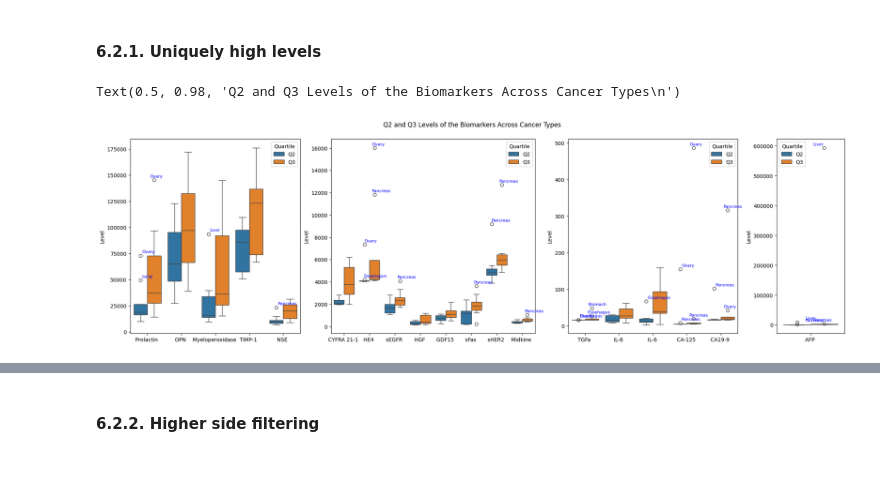
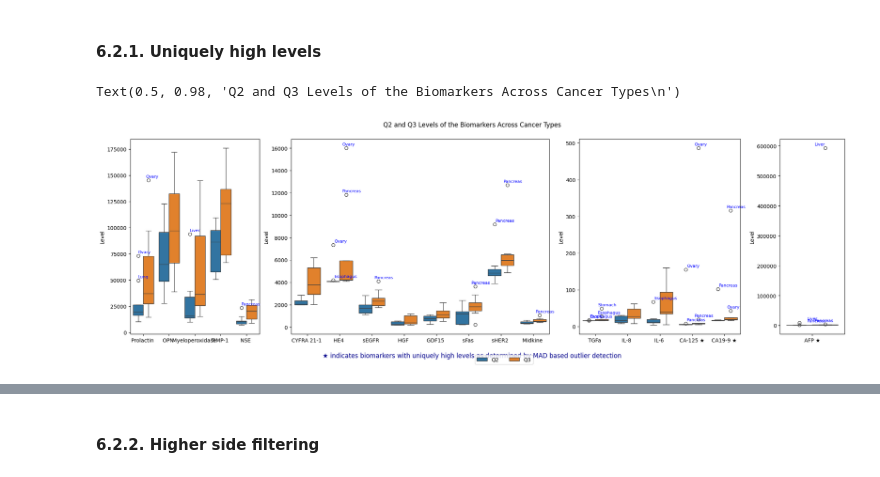
Before and after one commit to subhajitbn/Cancer-Biomarkers-from-Clinical-Data, a Jupyter notebook: tutorial-full.ipynb, the cells around one changed output, grey strips where cells are left out. Cells and saved outputs as stored; diff of their text form; code cells hidden in the pictures.

Commit message:
Boxplots organized using GridSpec

```diff
--- a/tutorial-full.ipynb
+++ b/tutorial-full.ipynb
@@ -1036,14 +1037,14 @@ for biomarker in rf_important_biomarkers:
         data_rows.append(data_row_Q3)
 
 columns = ['Biomarker', 'Level', 'Quartile', 'Tumor_type']
-cv_boxplot_df = pd.DataFrame(data_rows, columns=columns).replace('sHER2/sEGFR2/sErbB2 ', 'sHER2 ')
+cv_boxplot_df = pd.DataFrame(data_rows, columns=columns).replace('sHER2/sEGFR2/sErbB2 ', 'sHER2 ').replace('CA-125 ', 'CA-125 ★').replace('CA19-9 ', 'CA19-9 ★').replace('AFP ', 'AFP ★')
 
 # facet_kws = dict(col_wrap=3)
 # sns.catplot(data=cv_boxplot_df, x='Quartile', y='Level', hue='Tumor_type', col='Biomarker', aspect=0.5, col_wrap=3)
 
 biomarkers_0_to_200000_range = ['Prolactin ', 'OPN ', 'Myeloperoxidase ', 'NSE ', 'TIMP-1 ']
 biomarkers_0_to_10000_range = ['CYFRA 21-1 ', 'HE4 ', 'sEGFR ', 'HGF ', 'GDF15 ', 'sFas ', 'sHER2 ', 'Midkine ']
-biomarkers_AFP = ['AFP ']
+biomarkers_AFP = ['AFP ★']
 biomarker_sets_together = biomarkers_0_to_200000_range + biomarkers_0_to_10000_range + biomarkers_AFP
 cv_boxplot_df_1 = cv_boxplot_df[cv_boxplot_df['Biomarker'].isin(biomarkers_0_to_200000_range)]
 cv_boxplot_df_2 = cv_boxplot_df[cv_boxplot_df['Biomarker'].isin(biomarkers_0_to_10000_range)]
@@ -1052,7 +1053,7 @@ cv_boxplot_df_4 = cv_boxplot_df[cv_boxplot_df['Biomarker'].isin(biomarkers_AFP)]
 
 boxplot_dfs = [cv_boxplot_df_1, cv_boxplot_df_2, cv_boxplot_df_3, cv_boxplot_df_4]
 
-gs_kw = dict(width_ratios=[5, 6, 5, 2], height_ratios=[1])
+gs_kw = dict(width_ratios=[4, 8, 5, 2], height_ratios=[1])
 fig, axs = plt.subplots(1, 4, figsize = (20,6), gridspec_kw=gs_kw, constrained_layout=True)
 axs.flatten()
 
@@ -1070,31 +1071,41 @@ for i, ax in enumerate(axs):
             tumor_types = data['Tumor_type']
 
             q1 = levels.quantile(0.25)
             q3 = levels.quantile(0.75)
             iqr = q3 - q1
             upper_bound = q3 + 1.5 * iqr
 
             outliers = data[levels > upper_bound]
             for _, outlier_row in outliers.iterrows():
                 outlier_level = outlier_row['Level']
                 outlier_quartile = outlier_row['Quartile']
                 tumor_type = outlier_row['Tumor_type']
                 if outlier_quartile == 'Q2':
                     ax.annotate(f"{tumor_type}",
                                 xy=(biomarker, outlier_level),
                                 xytext=(-10, 5),
                                 textcoords="offset points",
                                 fontsize=8,
                                 color='blue')
                 else:
                     ax.annotate(f"{tumor_type}",
                                 xy=(biomarker, outlier_level),
                                 xytext=(5, 5),
                                 textcoords="offset points",
                                 fontsize=8,
                                 color='blue')
 
+handles, labels = axs[0].get_legend_handles_labels()
+fig.legend(handles, labels, loc='lower left', ncol=2, fontsize=10, bbox_to_anchor=(0.5, -0.1))
+# Completely remove legends from all subplots
+for ax in axs:
+    ax.get_legend().remove()
+
+# Add explanatory text at the bottom to indicate what "★" means
+fig.text(0.5, -0.05, '★ indicates biomarkers with uniquely high levels as determined by MAD based outlier detection',
+         ha='center', va='center', fontsize=12, color='darkblue')
+
 fig.suptitle("Q2 and Q3 Levels of the Biomarkers Across Cancer Types\n")
 # %% [output]
 Text(0.5, 0.98, 'Q2 and Q3 Levels of the Biomarkers Across Cancer Types\n')
-[figure, old version]
+[figure, new version]
```
Also changed, not shown: parts of 4 cells of this notebook.
